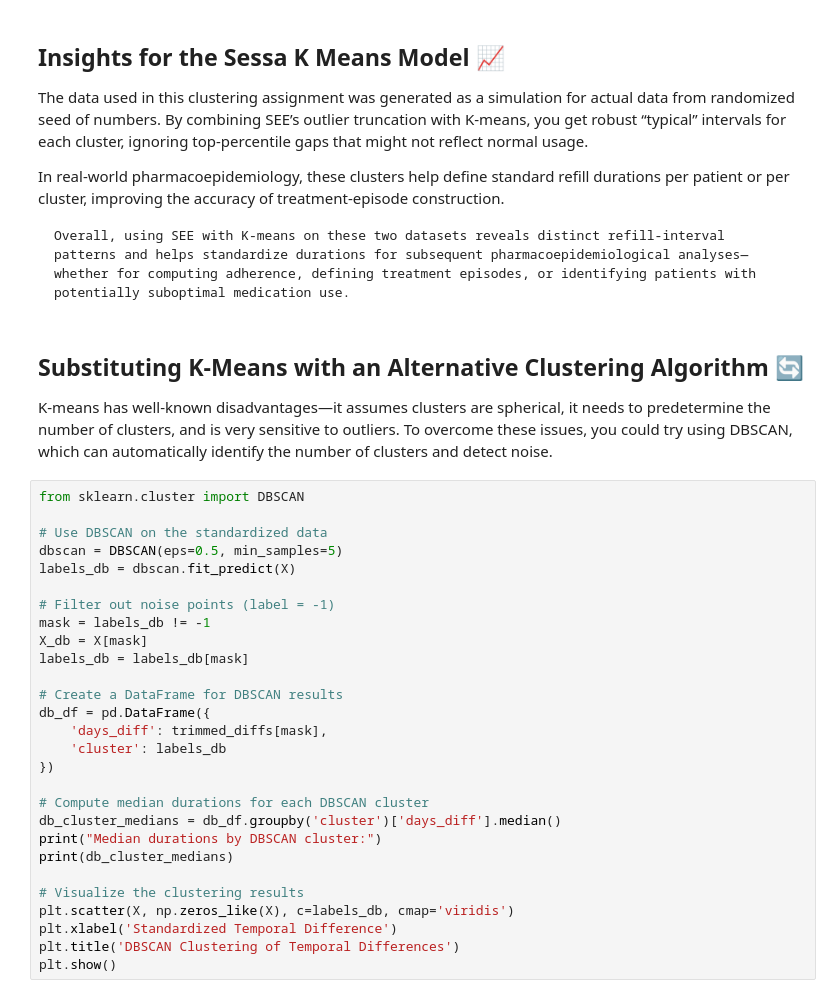
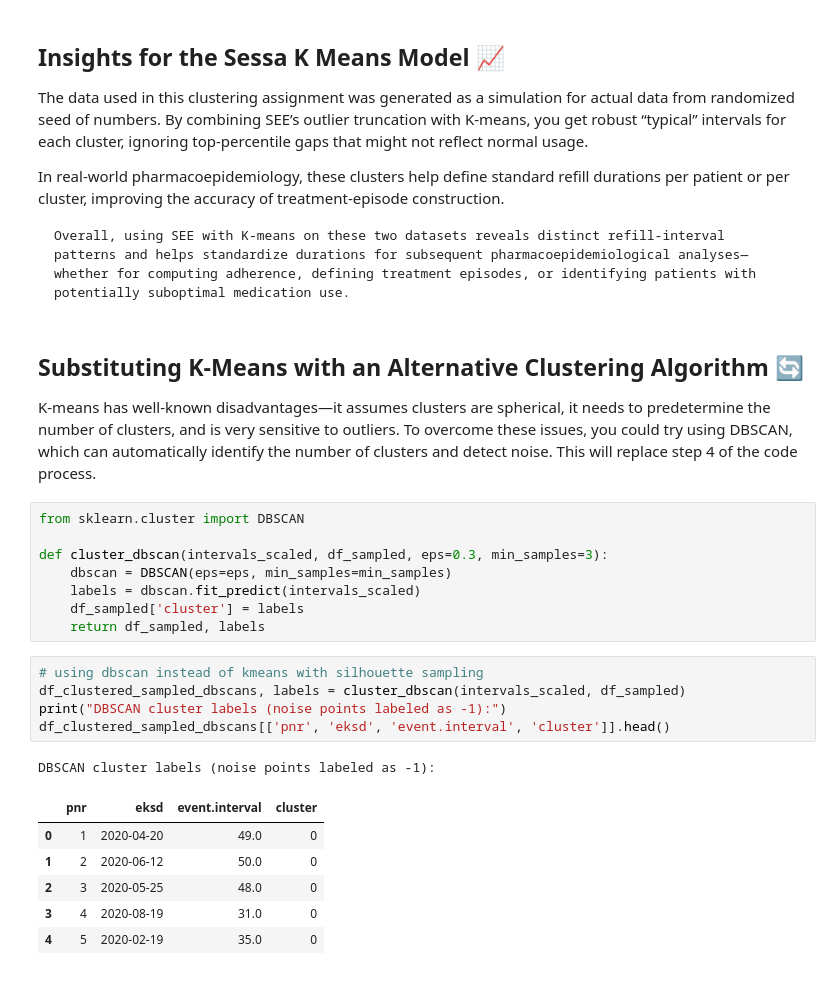
Before and after one commit to jbotmallen/DATA_ANALYTICS, a Jupyter notebook: Assigments/Assignment_3/assignment_3.ipynb, the cells around one changed output. Drawn from its saved outputs; the diff is of its cells as text.

```diff
--- a/Assigments/Assignment_3/assignment_3.ipynb
+++ b/Assigments/Assignment_3/assignment_3.ipynb
@@ -392,32 +461,25 @@ In real-world pharmacoepidemiology, these clusters help define standard refill d
     Overall, using SEE with K-means on these two datasets reveals distinct refill‐interval patterns and helps standardize durations for subsequent pharmacoepidemiological analyses—whether for computing adherence, defining treatment episodes, or identifying patients with potentially suboptimal medication use.
 # %% [markdown]
 ## Substituting K-Means with an Alternative Clustering Algorithm 🔄
-K-means has well-known disadvantages—it assumes clusters are spherical, it needs to predetermine the number of clusters, and is very sensitive to outliers. To overcome these issues, you could try using DBSCAN, which can automatically identify the number of clusters and detect noise.
+K-means has well-known disadvantages—it assumes clusters are spherical, it needs to predetermine the number of clusters, and is very sensitive to outliers. To overcome these issues, you could try using DBSCAN, which can automatically identify the number of clusters and detect noise. This will replace step 4 of the code process.
-# %%
-from sklearn.cluster import DBSCAN
-
-# Use DBSCAN on the standardized data
-dbscan = DBSCAN(eps=0.5, min_samples=5)
-labels_db = dbscan.fit_predict(X)
-
-# Filter out noise points (label = -1)
-mask = labels_db != -1
-X_db = X[mask]
-labels_db = labels_db[mask]
-
-# Create a DataFrame for DBSCAN results
-db_df = pd.DataFrame({
-    'days_diff': trimmed_diffs[mask],
-    'cluster': labels_db
-})
-
-# Compute median durations for each DBSCAN cluster
-db_cluster_medians = db_df.groupby('cluster')['days_diff'].median()
-print("Median durations by DBSCAN cluster:")
-print(db_cluster_medians)
-
-# Visualize the clustering results
-plt.scatter(X, np.zeros_like(X), c=labels_db, cmap='viridis')
-plt.xlabel('Standardized Temporal Difference')
-plt.title('DBSCAN Clustering of Temporal Differences')
-plt.show()
+# %%
+from sklearn.cluster import DBSCAN
+
+def cluster_dbscan(intervals_scaled, df_sampled, eps=0.3, min_samples=3):
+    dbscan = DBSCAN(eps=eps, min_samples=min_samples)
+    labels = dbscan.fit_predict(intervals_scaled)
+    df_sampled['cluster'] = labels
+    return df_sampled, labels
+# %%
+# using dbscan instead of kmeans with silhouette sampling
+df_clustered_sampled_dbscans, labels = cluster_dbscan(intervals_scaled, df_sampled)
+print("DBSCAN cluster labels (noise points labeled as -1):")
+df_clustered_sampled_dbscans[['pnr', 'eksd', 'event.interval', 'cluster']].head()
+# %% [output]
+DBSCAN cluster labels (noise points labeled as -1):
+|  | pnr | eksd | event.interval | cluster |
+| 0 | 1 | 2020-04-20 | 49.0 | 0 |
+| 1 | 2 | 2020-06-12 | 50.0 | 0 |
+| 2 | 3 | 2020-05-25 | 48.0 | 0 |
+| 3 | 4 | 2020-08-19 | 31.0 | 0 |
+| 4 | 5 | 2020-02-19 | 35.0 | 0 |
```
Also changed, not shown: parts of 9 cells of this notebook, 1 other file.
